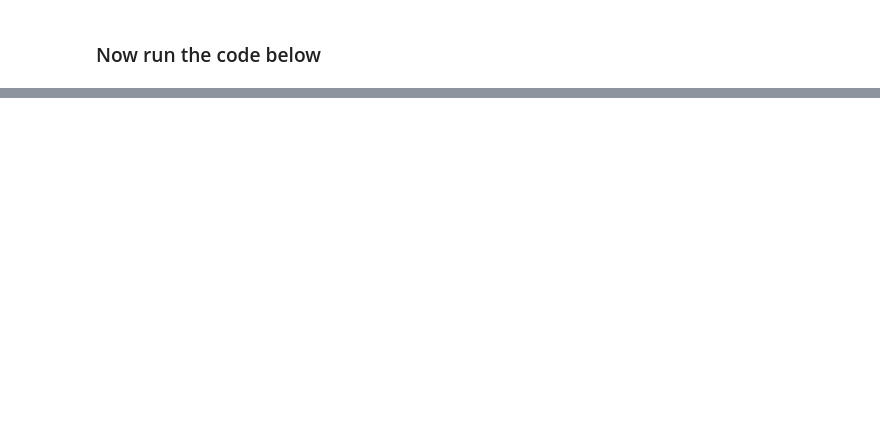
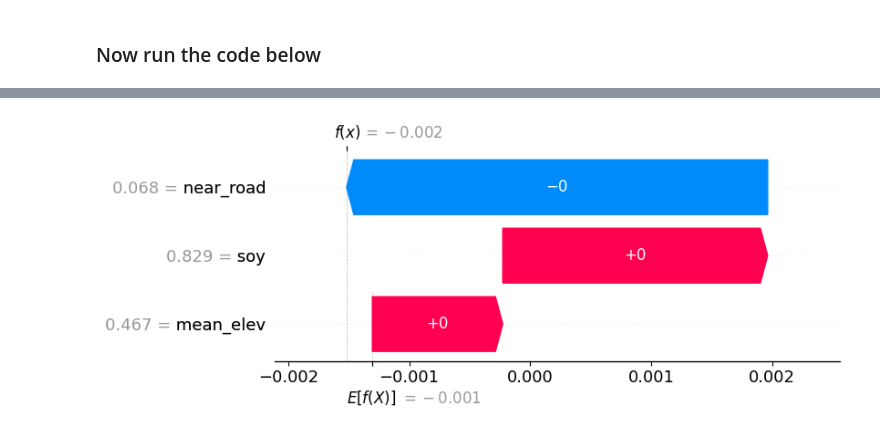
Before and after one commit to agpo-ilr-uni-bonn/PromotionskollegModule6800_2024, a Jupyter notebook: 6800_Day4_5.ipynb, the cells around one changed output, grey strips where cells are left out. Saved outputs shown, nothing was run; the diff lists cells and outputs as text; code cells hidden in the pictures; blank space fills up the shorter version.

```diff
--- a/6800_Day4_5.ipynb
+++ b/6800_Day4_5.ipynb
@@ -573,0 +673,6 @@ ax
+# %%
+# TODO think about if this is actually useful
+sample_ind = 0
+shap.plots.waterfall(shap_values['defor_2018']['wdpa_2017'][sample_ind])
+# %% [output]
+[figure, added]
```
Also changed, not shown: parts of 27 cells of this notebook.
